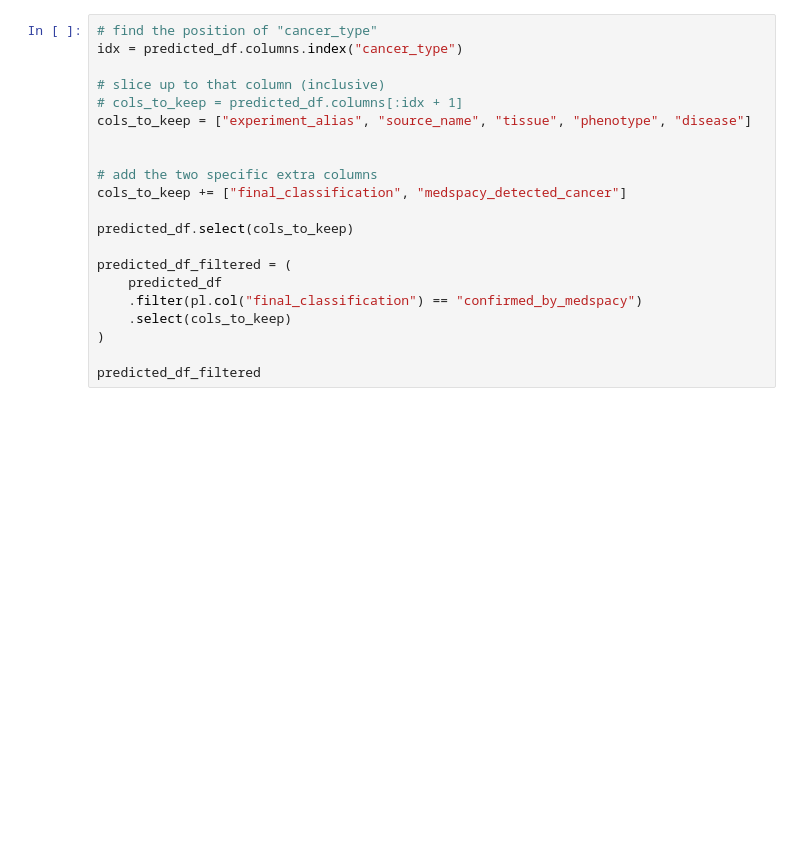
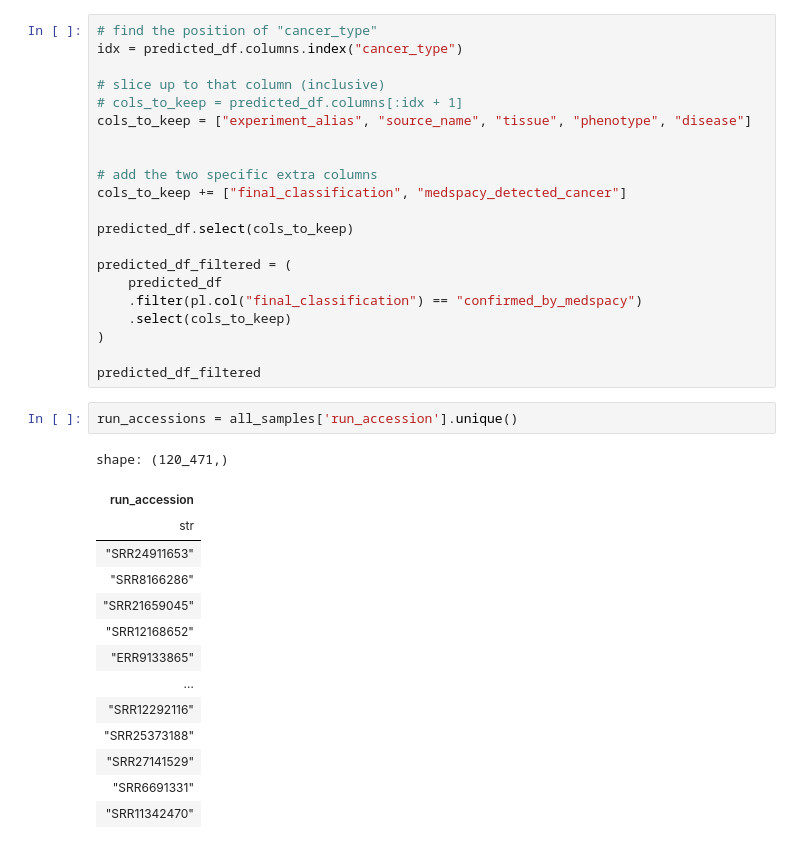
Before and after one commit to NathanG1en/Paipu-Cleaner-Cancers, a Jupyter notebook: new_pipeline.ipynb, the cells around one changed output. Drawn from its saved outputs; the diff is of its cells as text; blank space fills up the shorter version.

```diff
--- a/new_pipeline.ipynb
+++ b/new_pipeline.ipynb
@@ -746,3 +864,20 @@ predicted_df_filtered = (
 )
 
 predicted_df_filtered
+# %%
+run_accessions = all_samples['run_accession'].unique()
+# %% [output]
+shape: (120_471,)
+| run_accession |
+| str |
+| "SRR24911653" |
+| "SRR8166286" |
+| "SRR21659045" |
+| "SRR12168652" |
+| "ERR9133865" |
+| … |
+| "SRR12292116" |
+| "SRR25373188" |
+| "SRR27141529" |
+| "SRR6691331" |
+| "SRR11342470" |
```
Also changed, not shown: parts of 11 cells of this notebook, 3 other files.
